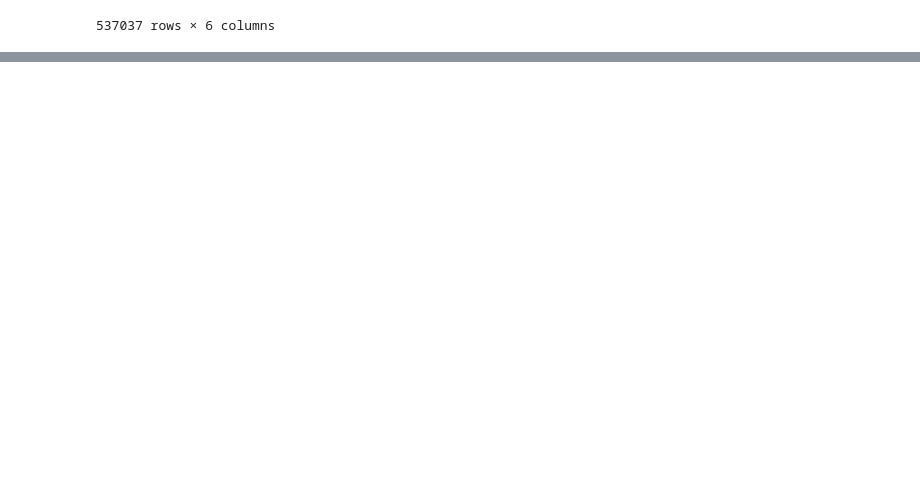
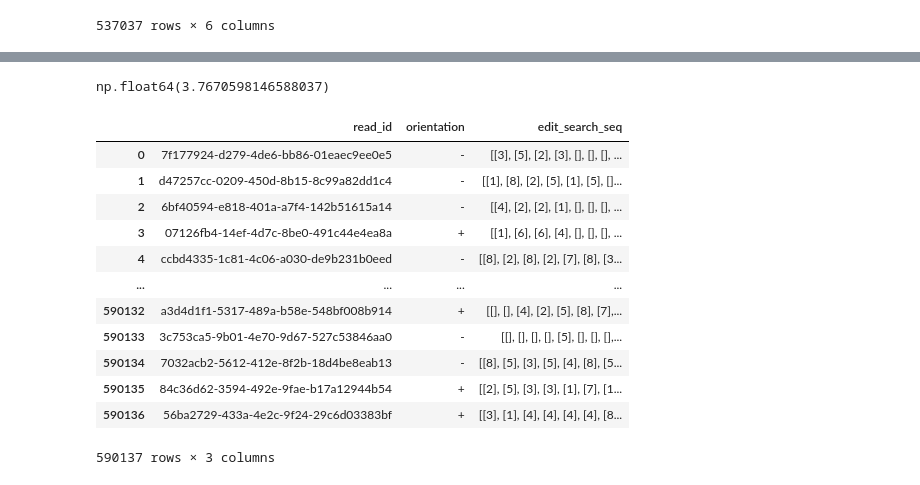
Before and after one commit to Parvfect/MotifCaller, a Jupyter notebook: synthetic_dataset_creation.ipynb, the cells around one changed output, grey strips where cells are left out. Drawn from its saved outputs; the diff is of its cells as text; code cells hidden in the pictures; blank space fills up the shorter version.

Commit message:
Reverse oriented reads now

```diff
--- a/synthetic_dataset_creation.ipynb
+++ b/synthetic_dataset_creation.ipynb
@@ -513,3 +515,5 @@ for line in lines:
+# %%
+df = pd.read_pickle(r"C:\Users\Parv\Doc\HelixWorks\Basecalling\code\motifcaller\data\empirical\edit_distance_motif_search\edit_distance_motif_search.pkl")
 # %%
 motif_search_barcoded_df = pd.read_csv(r"C:\Users\Parv\Doc\HelixWorks\Basecalling\code\motifcaller\data\empirical\motif_search_barcoded.csv")
 # %%
@@ -530,0 +553,2 @@ motif_search_barcoded_df
+# %%
+df = df.rename(columns={'motif_seq': 'edit_search_seq'})
@@ -530,0 +634,4 @@ motif_search_barcoded_df
+# %%
+np.mean(t)
+# %% [output]
+np.float64(3.7670598146588037)
@@ -530,0 +640,16 @@ motif_search_barcoded_df
+# %%
+df
+# %% [output]
+|  | read_id | orientation | edit_search_seq |
+| 0 | 7f177924-d279-4de6-bb86-01eaec9ee0e5 | - | [[3], [5], [2], [3], [], [], [], ... |
+| 1 | d47257cc-0209-450d-8b15-8c99a82dd1c4 | - | [[1], [8], [2], [5], [1], [5], []... |
+| 2 | 6bf40594-e818-401a-a7f4-142b51615a14 | - | [[4], [2], [2], [1], [], [], [], ... |
+| 3 | 07126fb4-14ef-4d7c-8be0-491c44e4ea8a | + | [[1], [6], [6], [4], [], [], [], ... |
+| 4 | ccbd4335-1c81-4c06-a030-de9b231b0eed | - | [[8], [2], [8], [2], [7], [8], [3... |
+| ... | ... | ... | ... |
+| 590132 | a3d4d1f1-5317-489a-b58e-548bf008b914 | + | [[], [], [4], [2], [5], [8], [7],... |
+| 590133 | 3c753ca5-9b01-4e70-9d67-527c53846aa0 | - | [[], [], [], [], [5], [], [], [],... |
+| 590134 | 7032acb2-5612-412e-8f2b-18d4be8eab13 | - | [[8], [5], [3], [5], [4], [8], [5... |
+| 590135 | 84c36d62-3594-492e-9fae-b17a12944b54 | + | [[2], [5], [3], [3], [1], [7], [1... |
+| 590136 | 56ba2729-433a-4e2c-9f24-29c6d03383bf | + | [[3], [1], [4], [4], [4], [4], [8... |
+590137 rows × 3 columns
```
Also changed, not shown: parts of 32 cells of this notebook, 1 other file.
